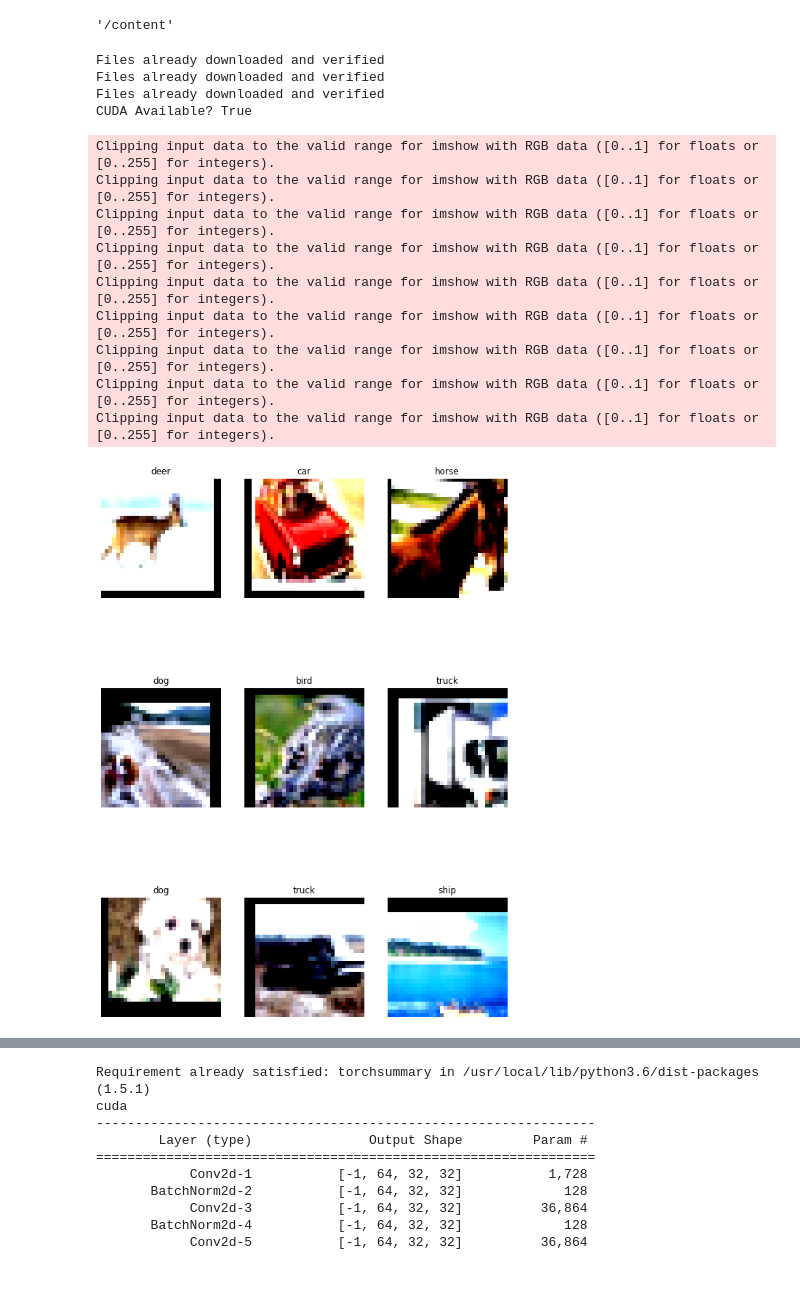
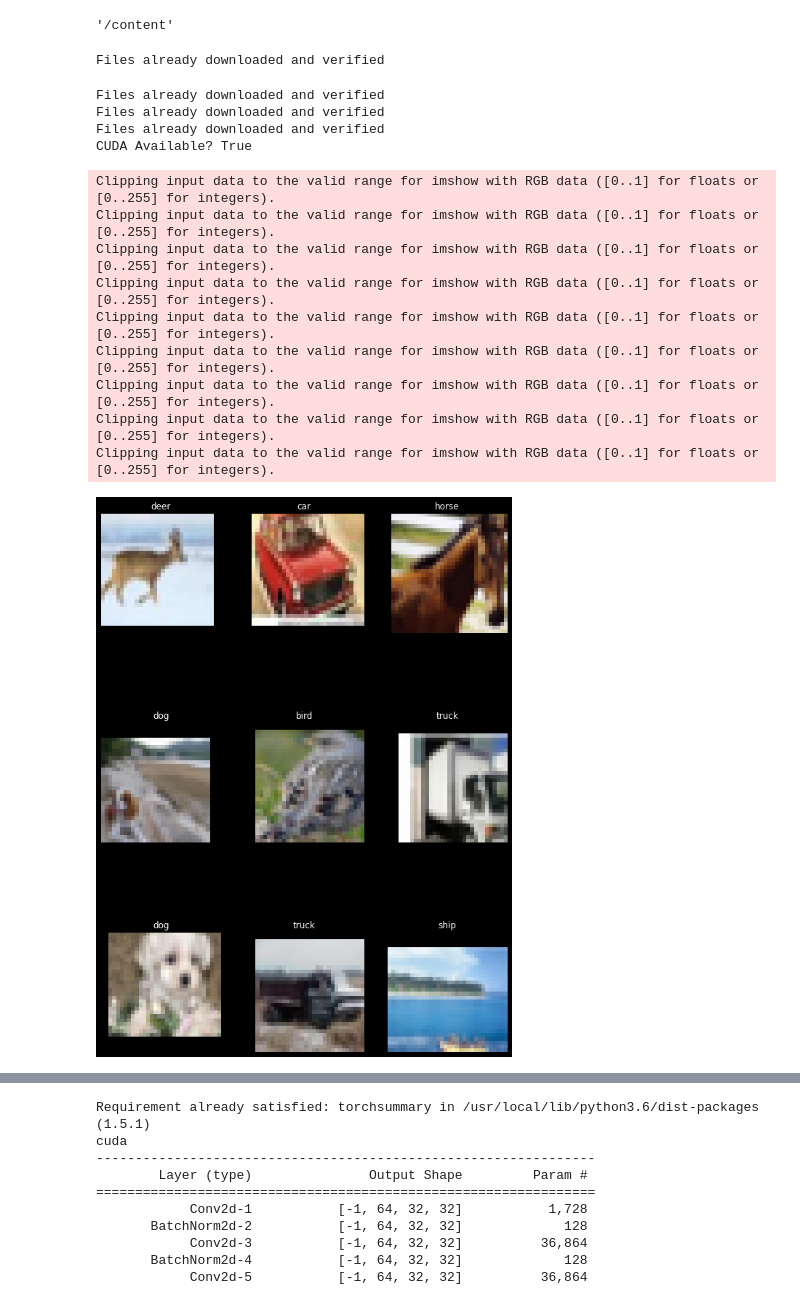
Before and after one commit to jitendramishra1024/EVA5B2, a Jupyter notebook: S8/CIFAR10_JITENDRA_RESNET.ipynb, the cells around one changed output, grey strips where cells are left out. Cells and saved outputs as stored; diff of their text form; code cells hidden in the pictures.

```diff
--- a/S8/CIFAR10_JITENDRA_RESNET.ipynb
+++ b/S8/CIFAR10_JITENDRA_RESNET.ipynb
@@ -57,6 +57,18 @@ class Args:
     epochs = 15
     learning_rate = 0.01
     momentum = 0.9
+# %%
+#get mean and standard deviation of images
+import torchvision
+import torchvision.transforms as transforms
+import torch
+trainset = torchvision.datasets.CIFAR10(root='./data',download=True,transform=transforms.ToTensor())
+mean,std = Dataloader.calculate_mean_std(trainset)
+
+# mean =[0.5,0.5,0.5]
+# std =[0.5,0.5,0.5]
+# %% [output]
+Files already downloaded and verified
 # %%
 import torchvision
 import torchvision.transforms as transforms
@@ -71,18 +83,18 @@ CUDA Available? True
 # %%
 #plot  n raw images
 #make sure n is a squared number
-show_images.plot_n_image(9,trainloader,classes,format='raw')
+show_images.plot_n_image(9,trainloader,classes,mean,std,format='raw')
 # %% [output]
 Clipping input data to the valid range for imshow with RGB data ([0..1] for floats or [0..255] for integers).
 Clipping input data to the valid range for imshow with RGB data ([0..1] for floats or [0..255] for integers).
 Clipping input data to the valid range for imshow with RGB data ([0..1] for floats or [0..255] for integers).
 Clipping input data to the valid range for imshow with RGB data ([0..1] for floats or [0..255] for integers).
 Clipping input data to the valid range for imshow with RGB data ([0..1] for floats or [0..255] for integers).
 Clipping input data to the valid range for imshow with RGB data ([0..1] for floats or [0..255] for integers).
 Clipping input data to the valid range for imshow with RGB data ([0..1] for floats or [0..255] for integers).
 Clipping input data to the valid range for imshow with RGB data ([0..1] for floats or [0..255] for integers).
 Clipping input data to the valid range for imshow with RGB data ([0..1] for floats or [0..255] for integers).
-[figure, old version]
+[figure, new version]
 # %%
 #plot  n normalized images
 #make sure n is a squared number
```
Also changed, not shown: parts of 9 cells of this notebook, 3 other files.
